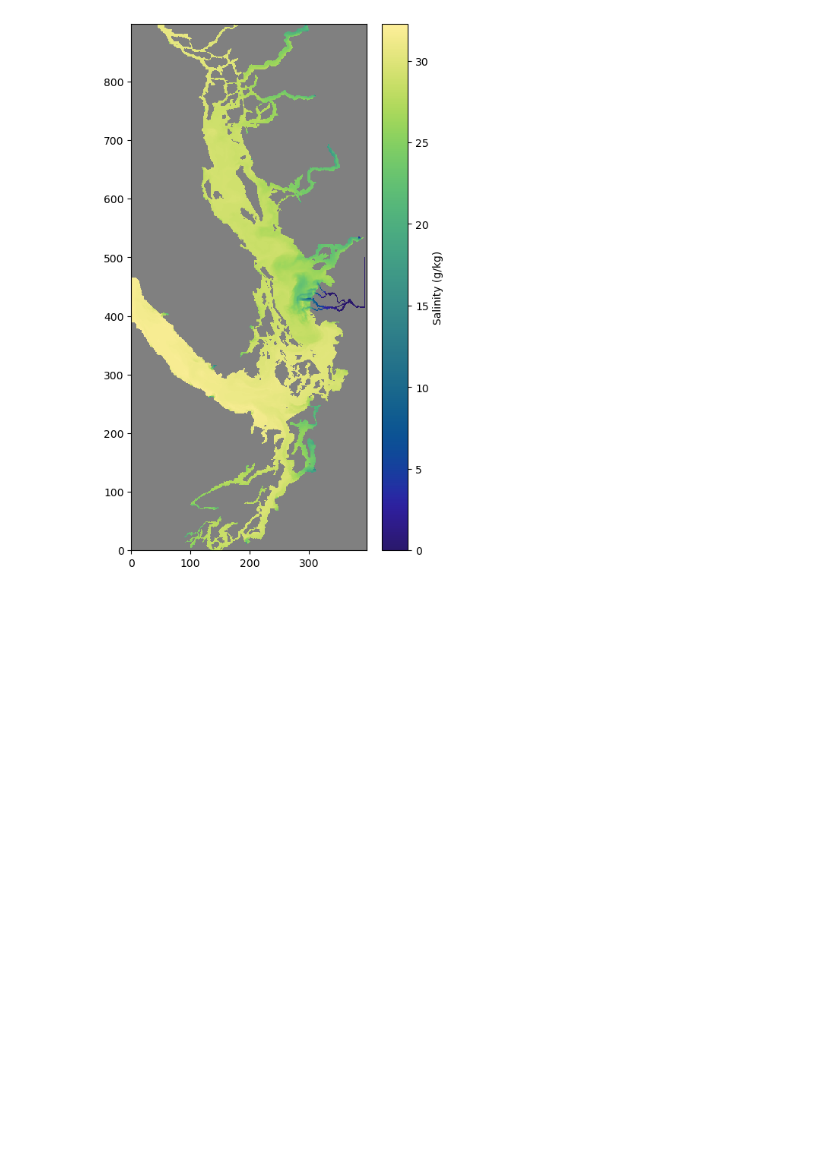
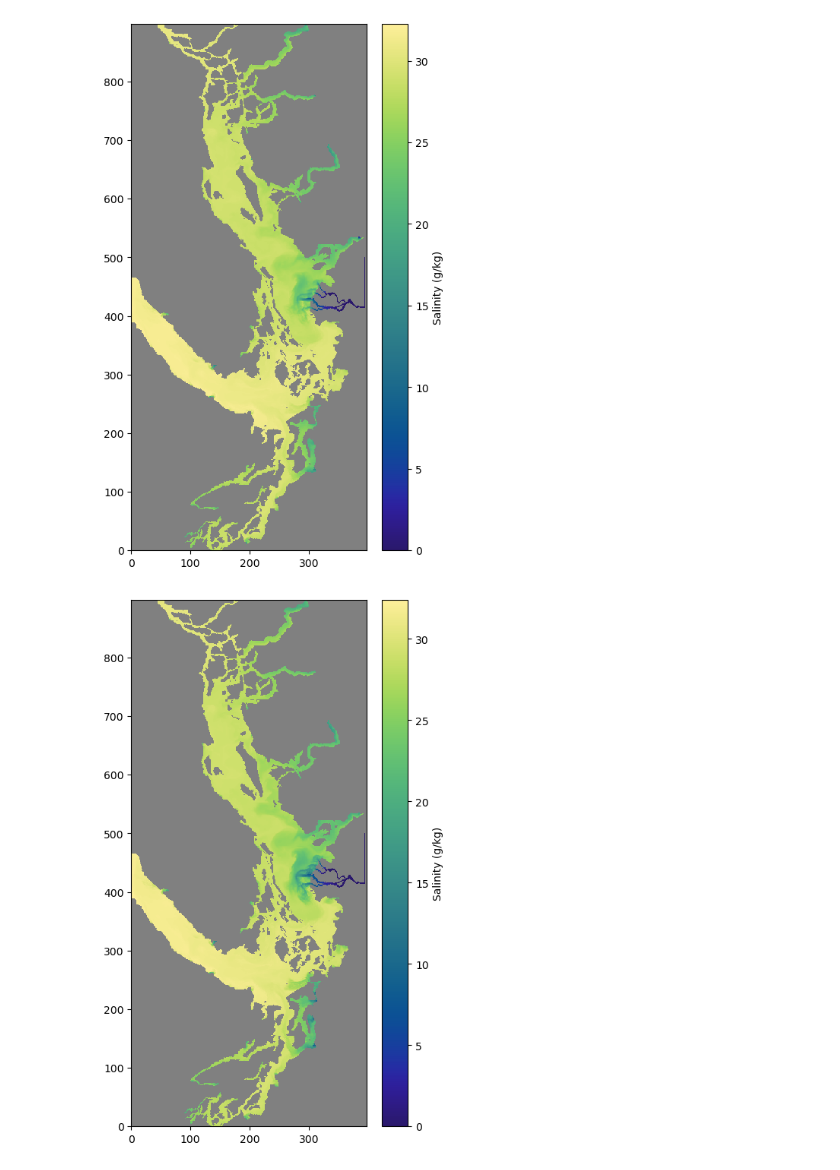
Before and after one commit to SalishSeaCast/analysis-cassidy, a Jupyter notebook: notebooks/river_dye_trace/look_at_results.ipynb, the cells around one changed output. Saved outputs shown, nothing was run; the diff lists cells and outputs as text; code cells hidden in the pictures; blank space fills up the shorter version.

Commit message:
error in results - re-run

```diff
--- a/notebooks/river_dye_trace/look_at_results.ipynb
+++ b/notebooks/river_dye_trace/look_at_results.ipynb
@@ -170,3 +63,7 @@ Data variables:
+# %%
+# /results2/SalishSea/nowcast-green.202111/01mar23
+# SalishSea_1d_20230301_20230301_prod_T.nc
+phys_old = xr.open_dataset('../../../../../../../../results2/SalishSea/nowcast-green.202111/01mar23/SalishSea_1h_20230301_20230301_grid_T.nc')
 # %%
 mesh = xr.open_dataset('/home/sallen/MEOPAR/grid/mesh_mask202108.nc')
 # the mask is 1 where there is water, we want the opposite.  The meshmask has an extra dimension, hence the [0]
@@ -181,3 +78,13 @@ cb = fig.colorbar(colours, ax=ax)
 cb.set_label('Salinity (g/kg)')
 # %% [output]
 [figure]
+# %%
+cmap = cm.haline
+cmap.set_bad('gray')
+fig, ax = plt.subplots(1, 1, figsize=(5, 9))
+salinity = np.ma.masked_array(phys_old.vosaline[1, 0], mask=tmask[0])
+colours = ax.pcolormesh(salinity, cmap=cmap)
+cb = fig.colorbar(colours, ax=ax)
+cb.set_label('Salinity (g/kg)')
+# %% [output]
+[figure, added]
```
Also changed, not shown: parts of 9 cells of this notebook.
